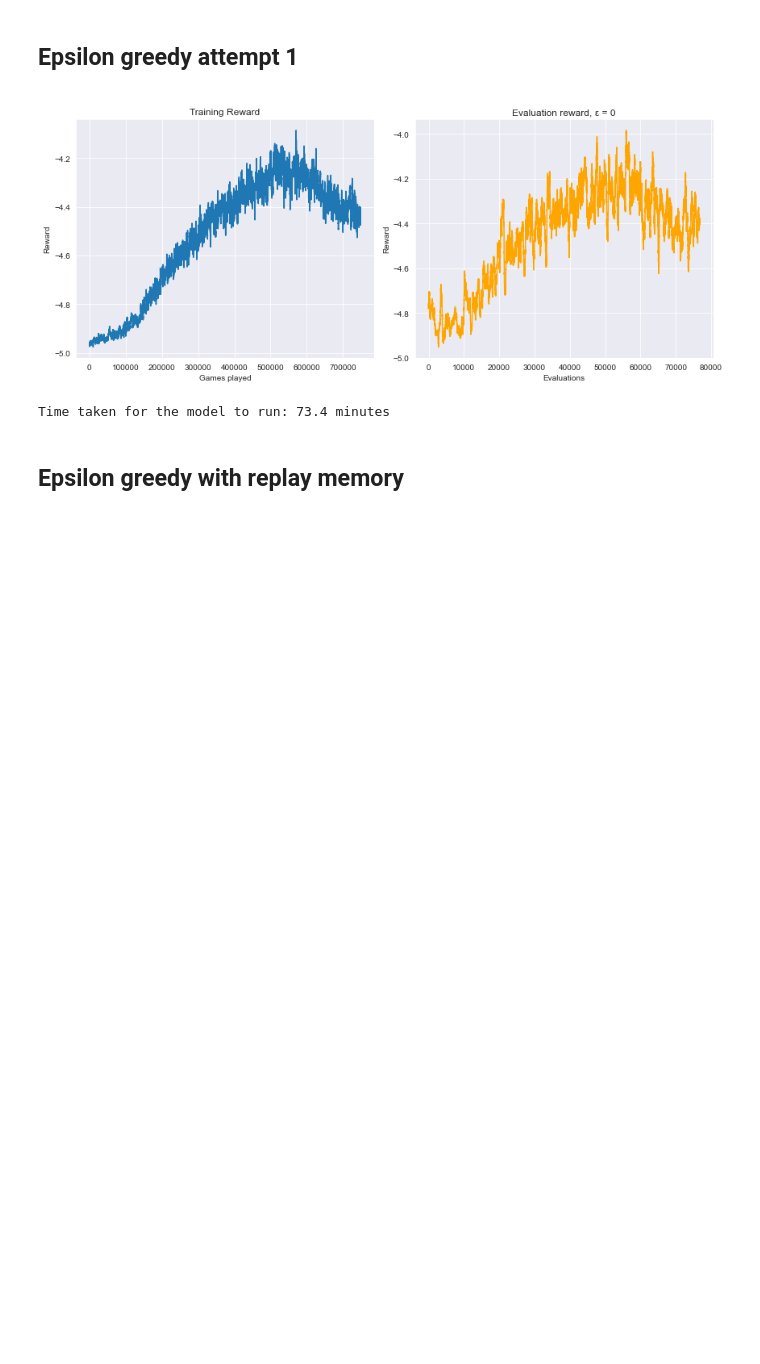
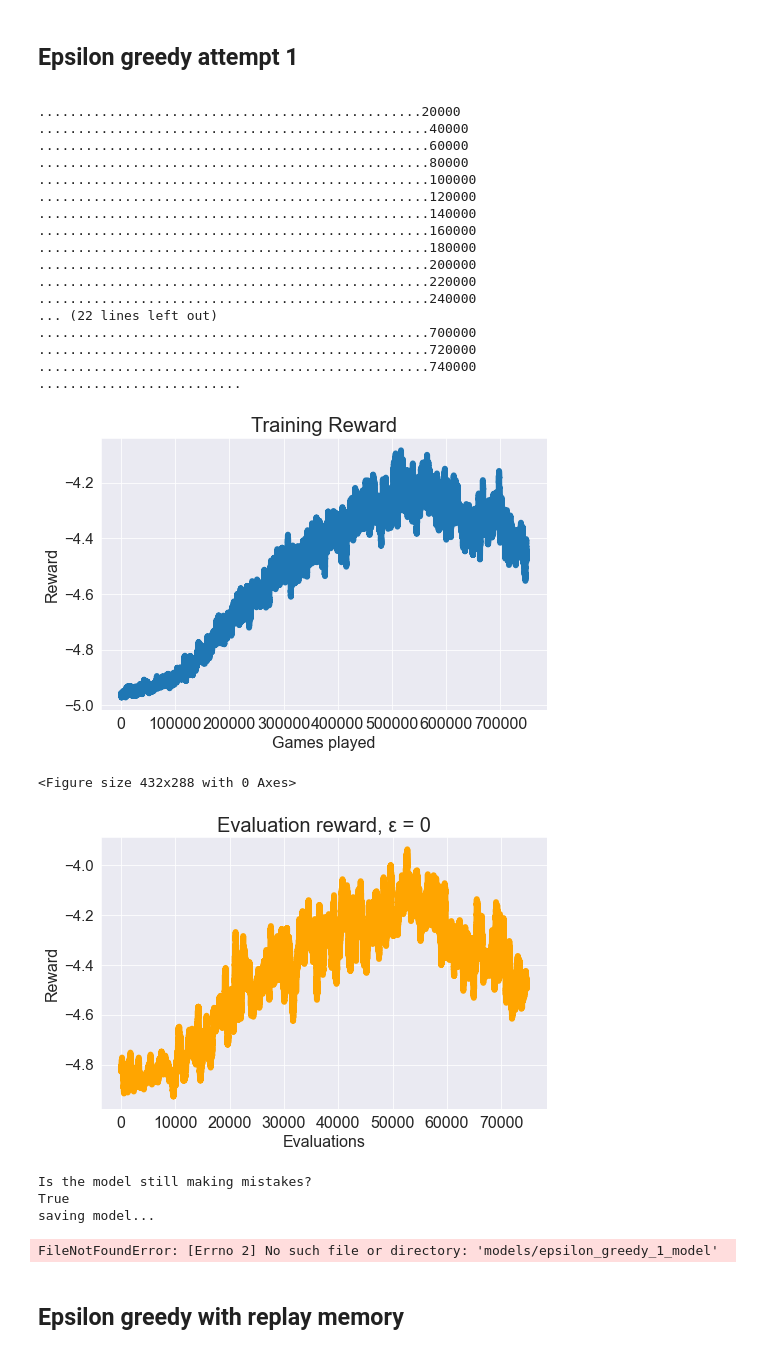
Before and after one commit to CharlieGaynor/Trumps, a Jupyter notebook: Summary.ipynb, the cells around one changed output. Drawn from its saved outputs; the diff is of its cells as text; code cells hidden in the pictures; blank space fills up the shorter version.

```diff
--- a/Summary.ipynb
+++ b/Summary.ipynb
@@ -214,20 +249,46 @@ n_actions = env.action_space
 # %% [markdown]
 ## Epsilon greedy attempt 1
 <a id="epg13"></a>
+# %%
+env = tfc.SuperTrumps(num_cards=5)
+n_actions = env.action_space
+n_obs = env.observation_space[0]
 # %%
-# eg_agent = eg_model(n_obs, n_actions, lr=1e-3)
-# model = eg_runner(eg_agent, env, num_updates=750000, min_epsilon=0.01)
-# train_model(model, True, save=True)
+eg_agent = eg_model(n_obs, n_actions, lr=1e-3)
+model = eg_runner(eg_agent, env, num_updates=750000, min_epsilon=0.01)
+train_model(model, True, save=True)
 
-with open('models/epsilon_greedy_1_model', 'rb') as f:
-    eg_model = pickle.load(f)
+# with open('Scripts//models//epsilon_greedy_1_model', 'rb') as f:
+#     eg_model = pickle.load(f)
 
-plot_both_graphs(eg_model.sum_rewards, eg_model.scores)
+# plot_both_graphs(eg_model.sum_rewards, eg_model.scores)
 
-print('Time taken for the model to run: 73.4 minutes')
+# print('Time taken for the model to run: 73.4 minutes')
 # %% [output]
+.................................................20000
+..................................................40000
+..................................................60000
+..................................................80000
+..................................................100000
+..................................................120000
+..................................................140000
+..................................................160000
+..................................................180000
+..................................................200000
+..................................................220000
+..................................................240000
+... (22 lines left out)
+..................................................700000
+..................................................720000
+..................................................740000
+..........................
-[figure, old version]
+[figure, new version]
-Time taken for the model to run: 73.4 minutes
+<Figure size 432x288 with 0 Axes>
+[figure, added]
+Is the model still making mistakes?
+True
+saving model...
+FileNotFoundError: [Errno 2] No such file or directory: 'models/epsilon_greedy_1_model'
 # %% [markdown]
 ## Epsilon greedy with replay memory
 
```
Also changed, not shown: parts of 34 cells of this notebook.
